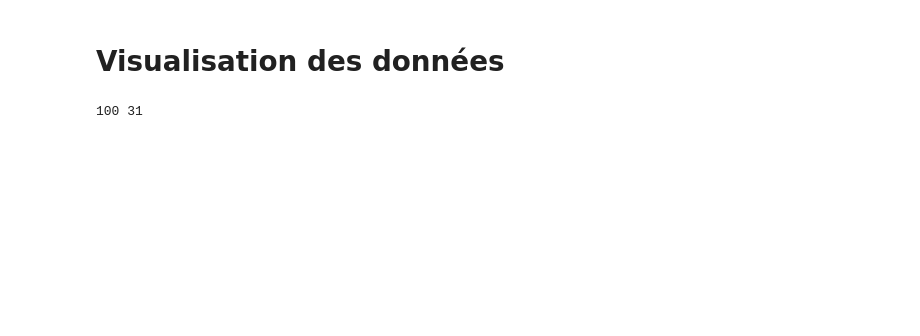
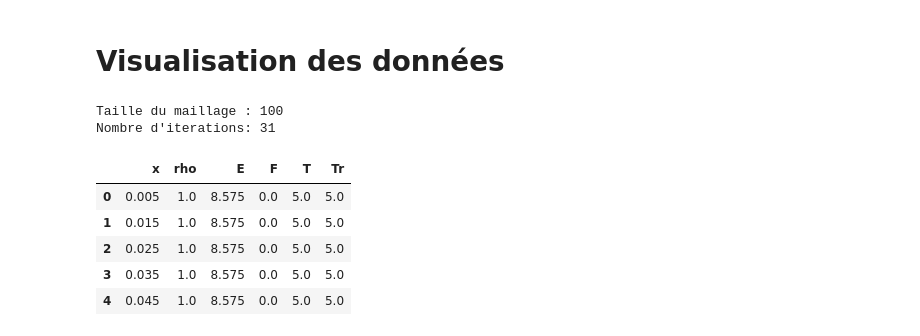
Before and after one commit to ddrous/projet-inverse-2d, a Jupyter notebook: src/notebook/visualisation.ipynb, the cells around one changed output. Saved outputs shown, nothing was run; the diff lists cells and outputs as text; code cells hidden in the pictures; blank space fills up the shorter version.

```diff
--- a/src/notebook/visualisation.ipynb
+++ b/src/notebook/visualisation.ipynb
@@ -8,33 +8,42 @@ import pandas as pd
 import ast
 import matplotlib.pyplot as plt
 from matplotlib.animation import FuncAnimation
-# %%
-N = len(pd.read_csv("../../data/case_1_spatial.csv"))
-step_count = len(pd.read_csv("../../data/case_1_temporal.csv"))
-
-print(N, step_count)
-# %% [output]
-100 31
-# %%
-e = np.empty(shape=(step_count, N), dtype=float)
-f = np.empty(shape=(step_count, N), dtype=float)
-t = np.empty(shape=(step_count, N), dtype=float)
-tr = np.empty(shape=(step_count, N), dtype=float)
-
-for i in range(step_count):
-# for i in range(1):
-    file_name = "../../data/anim/animation." + str(i) + ".csv";
-    df = pd.read_csv(file_name)
-    e[i] = np.array(df['E'])
-    f[i] = np.array(df['F'])
-    t[i] = np.array(df['T'])
-    tr[i] = np.array(df['Tr'])
-
-
-x = np.array(df['x'])
-rho = np.array(df['rho'])
-
-# display(df)
 # %%
 %matplotlib nbagg
+# %%
+N = len(pd.read_csv("../../data/case_1_spatial.csv"))
+step_count = len(pd.read_csv("../../data/case_1_temporal.csv"))
+
+print("Taille du maillage :", N)
+print("Nombre d'iterations:", step_count)
+# %% [output]
+Taille du maillage : 100
+Nombre d'iterations: 31
+# %%
+# elements a visualiser
+e = np.empty(shape=(step_count, N), dtype=float)
+f = np.empty(shape=(step_count, N), dtype=float)
+tm = np.empty(shape=(step_count, N), dtype=float)
+tr = np.empty(shape=(step_count, N), dtype=float)
+
+for i in range(step_count):
+    file_name = "../../data/anim/animation." + str(i) + ".csv";
+    df = pd.read_csv(file_name)
+    e[i] = np.array(df['E'])
+    f[i] = np.array(df['F'])
+    tm[i] = np.array(df['T'])
+    tr[i] = np.array(df['Tr'])
+
+x = np.array(df['x'])
+rho = np.array(df['rho'])
+
+# au temps final
+display(df[:5])
+# %% [output]
+|  | x | rho | E | F | T | Tr |
+| 0 | 0.005 | 1.0 | 8.575 | 0.0 | 5.0 | 5.0 |
+| 1 | 0.015 | 1.0 | 8.575 | 0.0 | 5.0 | 5.0 |
+| 2 | 0.025 | 1.0 | 8.575 | 0.0 | 5.0 | 5.0 |
+| 3 | 0.035 | 1.0 | 8.575 | 0.0 | 5.0 | 5.0 |
+| 4 | 0.045 | 1.0 | 8.575 | 0.0 | 5.0 | 5.0 |
 # %%
```
Also changed, not shown: parts of 4 cells of this notebook, 17 other files.
